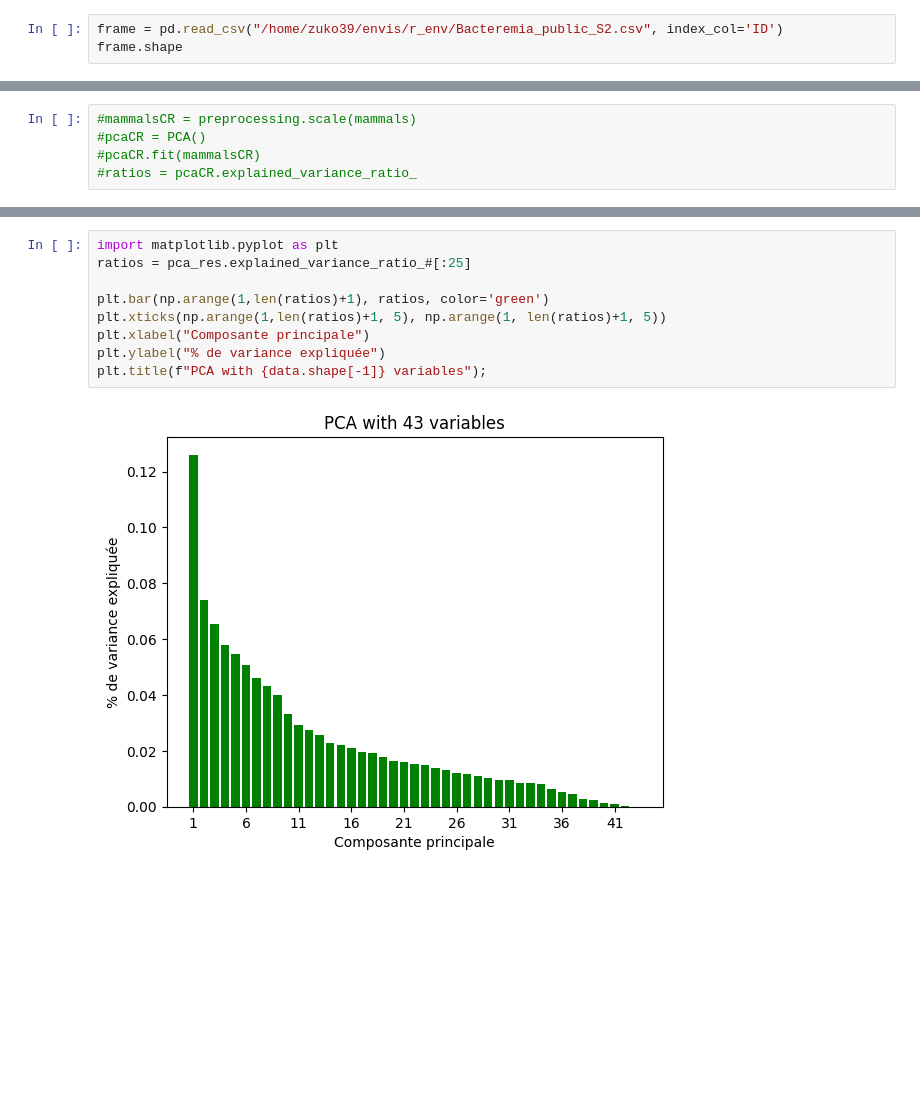
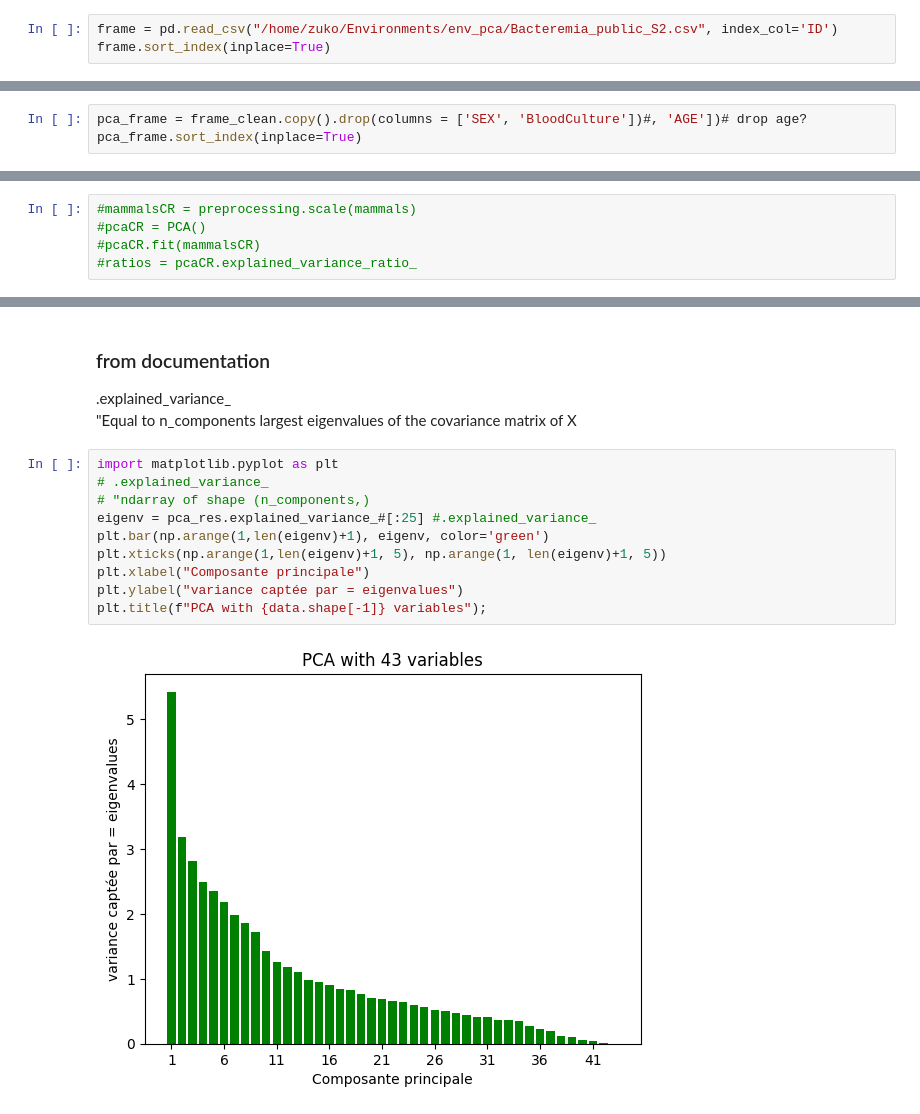
Before and after one commit to ZukoTom/descritpive-analysis-bacteremia, a Jupyter notebook: Untitled.ipynb, the cells around one changed output, grey strips where cells are left out. Drawn from its saved outputs; the diff is of its cells as text; blank space fills up the shorter version.

```diff
--- a/Untitled.ipynb
+++ b/Untitled.ipynb
@@ -4,3 +7,3 @@ import numpy as np
 # %%
-frame = pd.read_csv("/home/zuko39/envis/r_env/Bacteremia_public_S2.csv", index_col='ID')
-frame.shape
+frame = pd.read_csv("/home/zuko/Environments/env_pca/Bacteremia_public_S2.csv", index_col='ID')
+frame.sort_index(inplace=True)
@@ -143,0 +138,3 @@ frame_clean = frame.loc[liste_ind_g]
+# %%
+pca_frame = frame_clean.copy().drop(columns = ['SEX', 'BloodCulture'])#, 'AGE'])# drop age?
+pca_frame.sort_index(inplace=True)
@@ -159,11 +311,16 @@ pca_res = pca.fit(scaled_data) #resultats de ACP
+# %% [markdown]
+### from documentation
+.explained_variance_ \
+"Equal to n_components largest eigenvalues of the covariance matrix of X
 # %%
 import matplotlib.pyplot as plt
-ratios = pca_res.explained_variance_ratio_#[:25]
-
-plt.bar(np.arange(1,len(ratios)+1), ratios, color='green')
-plt.xticks(np.arange(1,len(ratios)+1, 5), np.arange(1, len(ratios)+1, 5))
+# .explained_variance_
+# "ndarray of shape (n_components,)
+eigenv = pca_res.explained_variance_#[:25] #.explained_variance_
+plt.bar(np.arange(1,len(eigenv)+1), eigenv, color='green')
+plt.xticks(np.arange(1,len(eigenv)+1, 5), np.arange(1, len(eigenv)+1, 5))
 plt.xlabel("Composante principale")
-plt.ylabel("% de variance expliquée")
+plt.ylabel("variance captée par = eigenvalues")
 plt.title(f"PCA with {data.shape[-1]} variables");
 # %% [output]
-[figure, old version]
+[figure, new version]
```
Also changed, not shown: parts of 42 cells of this notebook.
